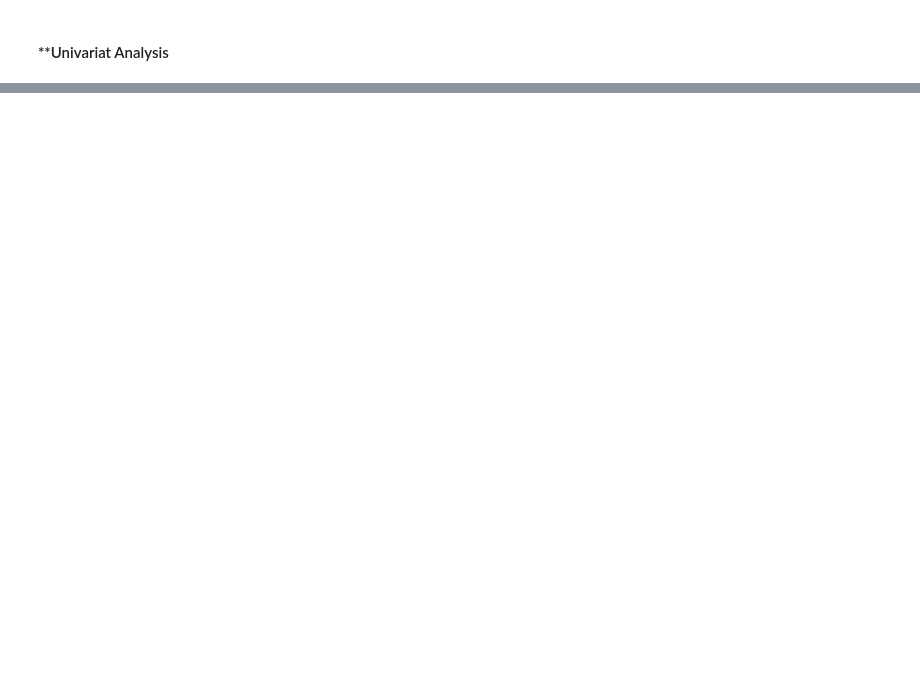
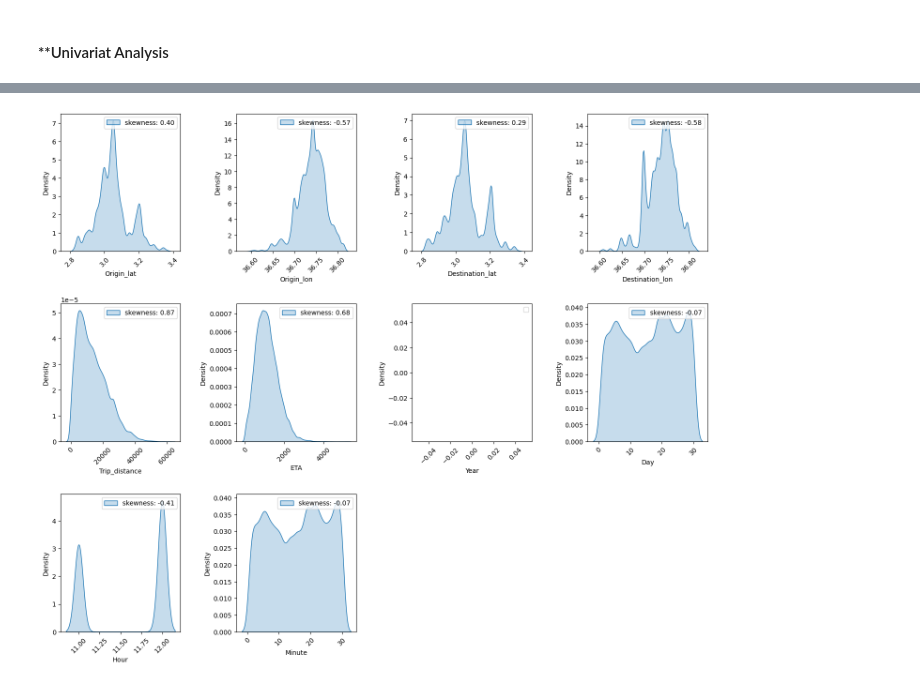
Before and after one commit to damzking/final-pro, a Jupyter notebook: Notebook/ETA-prediction.ipynb, the cells around one changed output, grey strips where cells are left out. Drawn from its saved outputs; the diff is of its cells as text; code cells hidden in the pictures; blank space fills up the shorter version.

```diff
--- a/Notebook/ETA-prediction.ipynb
+++ b/Notebook/ETA-prediction.ipynb
@@ -364,0 +410,12 @@ for i, variable in enumerate(train_df_noid):
+# %%
+# Plot a Kernel density plot for the variables
+plt.figure(figsize=(15, 20))
+
+for i, variable in enumerate(train_df_noid.drop(['Timestamp','Month_name', 'Day_name'], axis=1)):
+    plt.subplot(5,4, i + 1)
+    sns.kdeplot(train_df_noid,x=train_df_noid[variable],label= 'skewness: %.2f'%(train_df_noid[variable].skew()), fill = True,)
+    plt.tight_layout(pad=3)
+    plt.legend(loc = 'upper right')
+    plt.xticks(rotation=45)
+# %% [output]
+[figure, added]
```
Also changed, not shown: parts of 16 cells of this notebook.
